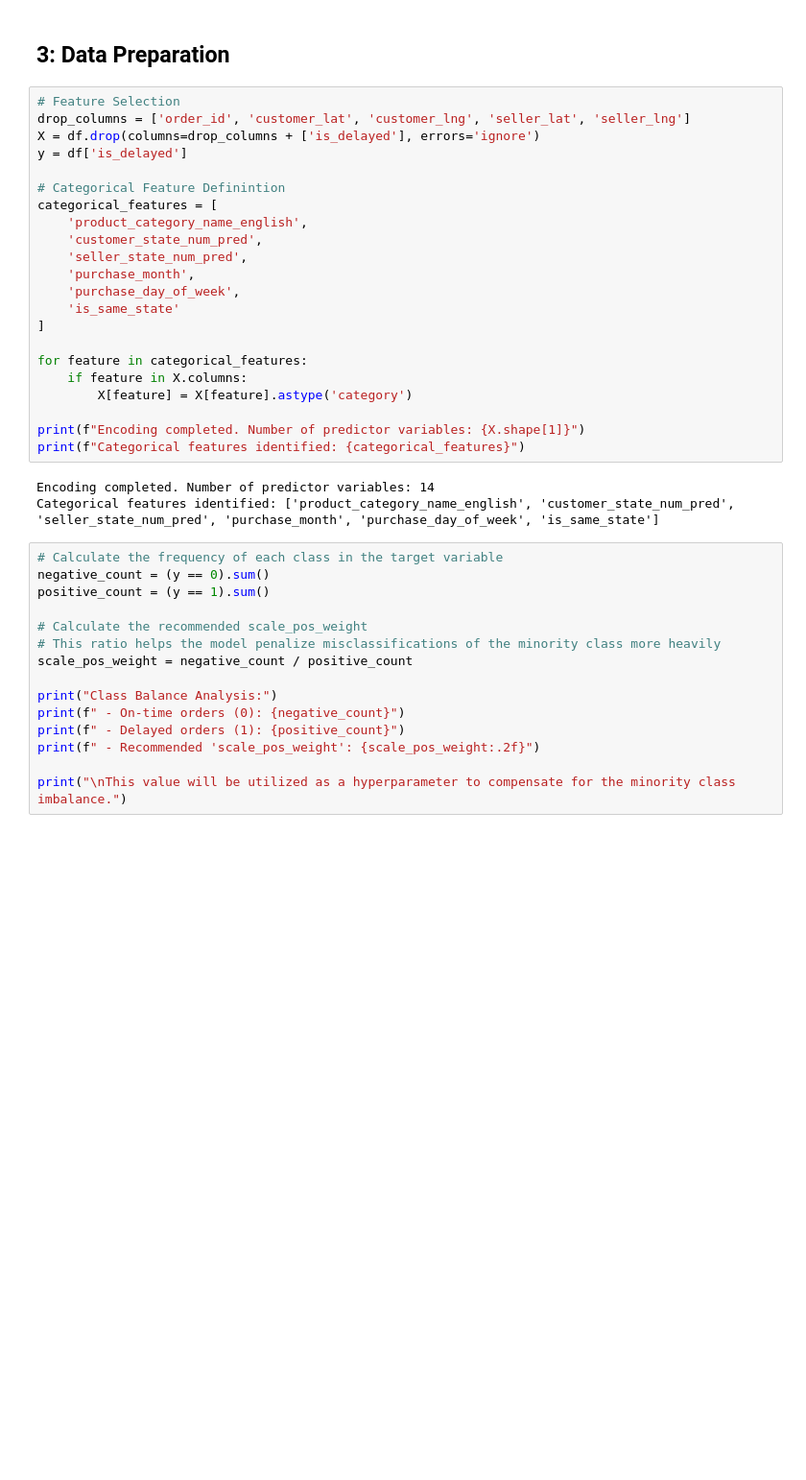
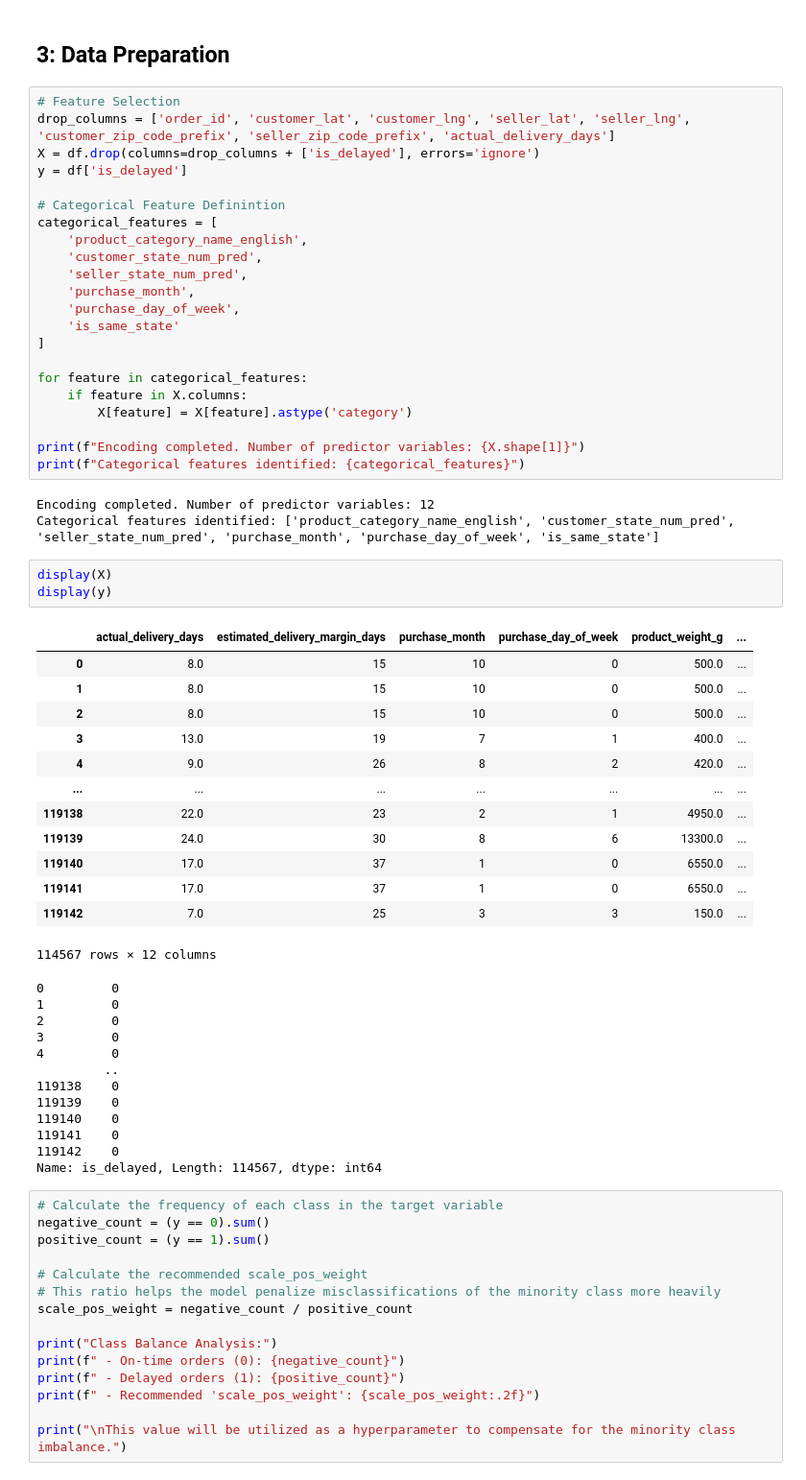
Before and after one commit to SergioBrPerez/Intelligence-Data-Analysis-ML-DL, a Jupyter notebook: 3-Clasification_Model/3.1-Training_and_Evaluation_SBP.ipynb, the cells around one changed output. Shown: that part at 96% size. Saved outputs shown, nothing was run; the diff lists cells and outputs as text; blank space fills up the shorter version.

```diff
--- a/3-Clasification_Model/3.1-Training_and_Evaluation_SBP.ipynb
+++ b/3-Clasification_Model/3.1-Training_and_Evaluation_SBP.ipynb
@@ -57,7 +57,7 @@ Dataset successfully loaded: 114567 rows and 16 columns.
 ## 3: Data Preparation
 # %%
 # Feature Selection
-drop_columns = ['order_id', 'customer_lat', 'customer_lng', 'seller_lat', 'seller_lng']
+drop_columns = ['order_id', 'customer_lat', 'customer_lng', 'seller_lat', 'seller_lng', 'customer_zip_code_prefix', 'seller_zip_code_prefix', 'actual_delivery_days']
 X = df.drop(columns=drop_columns + ['is_delayed'], errors='ignore')
 y = df['is_delayed']
 
@@ -78,8 +78,37 @@ for feature in categorical_features:
 print(f"Encoding completed. Number of predictor variables: {X.shape[1]}")
 print(f"Categorical features identified: {categorical_features}")
 # %% [output]
-Encoding completed. Number of predictor variables: 14
+Encoding completed. Number of predictor variables: 12
 Categorical features identified: ['product_category_name_english', 'customer_state_num_pred', 'seller_state_num_pred', 'purchase_month', 'purchase_day_of_week', 'is_same_state']
+# %%
+display(X)
+display(y)
+# %% [output]
+|  | actual_delivery_days | estimated_delivery_margin_days | purchase_month | purchase_day_of_week | product_weight_g | ... |
+| 0 | 8.0 | 15 | 10 | 0 | 500.0 | ... |
+| 1 | 8.0 | 15 | 10 | 0 | 500.0 | ... |
+| 2 | 8.0 | 15 | 10 | 0 | 500.0 | ... |
+| 3 | 13.0 | 19 | 7 | 1 | 400.0 | ... |
+| 4 | 9.0 | 26 | 8 | 2 | 420.0 | ... |
+| ... | ... | ... | ... | ... | ... | ... |
+| 119138 | 22.0 | 23 | 2 | 1 | 4950.0 | ... |
+| 119139 | 24.0 | 30 | 8 | 6 | 13300.0 | ... |
+| 119140 | 17.0 | 37 | 1 | 0 | 6550.0 | ... |
+| 119141 | 17.0 | 37 | 1 | 0 | 6550.0 | ... |
+| 119142 | 7.0 | 25 | 3 | 3 | 150.0 | ... |
+114567 rows × 12 columns
+0         0
+1         0
+2         0
+3         0
+4         0
+         ..
+119138    0
+119139    0
+119140    0
+119141    0
+119142    0
+Name: is_delayed, Length: 114567, dtype: int64
 # %%
 # Calculate the frequency of each class in the target variable
 negative_count = (y == 0).sum()
```
Also changed, not shown: parts of 4 cells of this notebook, 2 other files.
